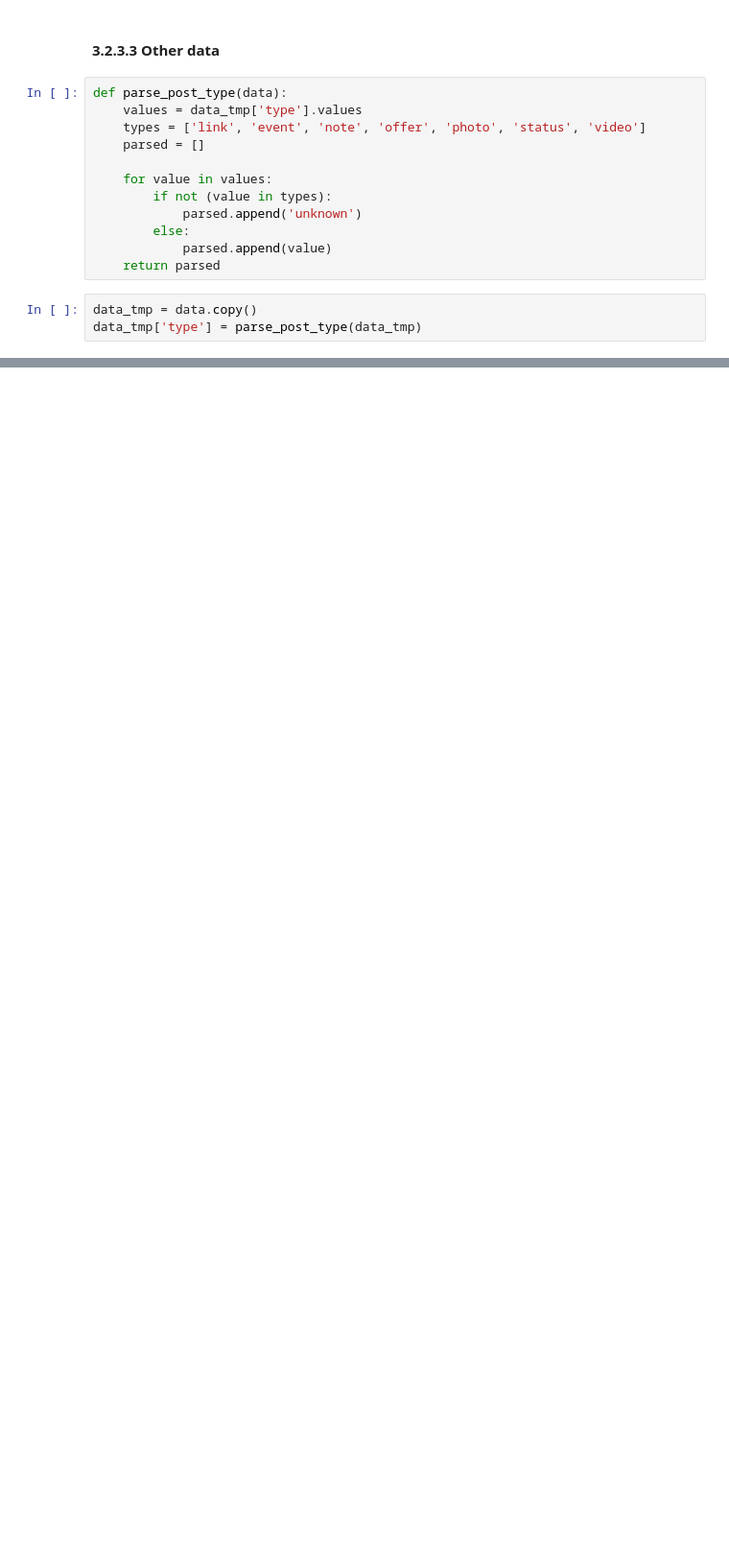
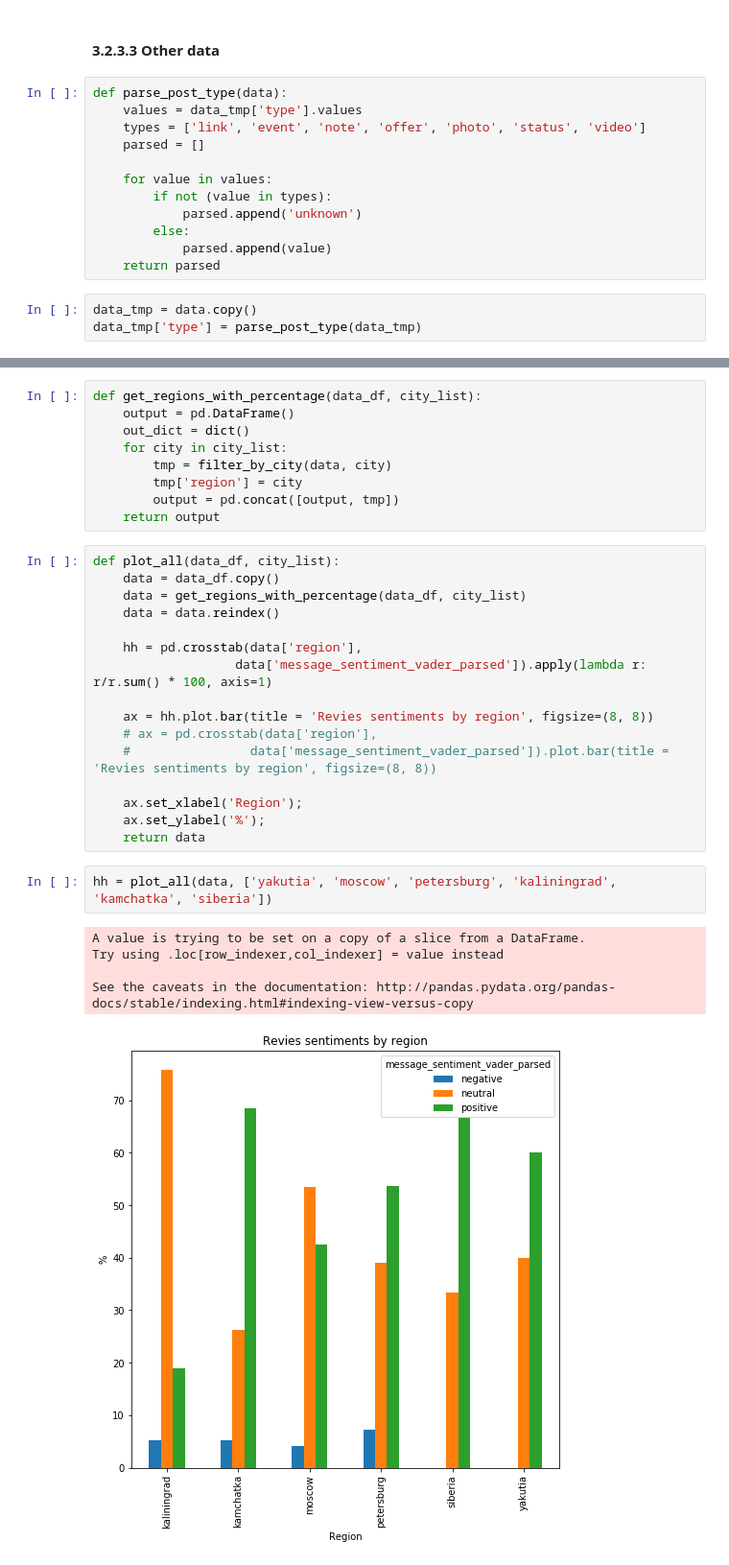
Before and after one commit to dbulgakov/ML-Russia-Tourism, a Jupyter notebook: Tourism analysis.ipynb, the cells around one changed output, grey strips where cells are left out. Shown at 96% size. Drawn from its saved outputs; the diff is of its cells as text; blank space fills up the shorter version.

```diff
--- a/Tourism analysis.ipynb
+++ b/Tourism analysis.ipynb
@@ -671,0 +652,33 @@ ax.set_ylabel('Number of posts');
+# %%
+def get_regions_with_percentage(data_df, city_list):
+    output = pd.DataFrame()
+    out_dict = dict()
+    for city in city_list:
+        tmp = filter_by_city(data, city)
+        tmp['region'] = city
+        output = pd.concat([output, tmp])
+    return output
+# %%
+def plot_all(data_df, city_list):
+    data = data_df.copy()
+    data = get_regions_with_percentage(data_df, city_list)
+    data = data.reindex()
+
+    hh = pd.crosstab(data['region'],
+                   data['message_sentiment_vader_parsed']).apply(lambda r: r/r.sum() * 100, axis=1)
+
+    ax = hh.plot.bar(title = 'Revies sentiments by region', figsize=(8, 8))
+    # ax = pd.crosstab(data['region'],
+    #                data['message_sentiment_vader_parsed']).plot.bar(title = 'Revies sentiments by region', figsize=(8, 8))
+
+    ax.set_xlabel('Region');
+    ax.set_ylabel('%');
+    return data
+# %%
+hh = plot_all(data, ['yakutia', 'moscow', 'petersburg', 'kaliningrad', 'kamchatka', 'siberia'])
+# %% [output]
+A value is trying to be set on a copy of a slice from a DataFrame.
+Try using .loc[row_indexer,col_indexer] = value instead
+
+See the caveats in the documentation: http://pandas.pydata.org/pandas-docs/stable/indexing.html#indexing-view-versus-copy
+[figure, added]
```
Also changed, not shown: parts of 9 cells of this notebook.
